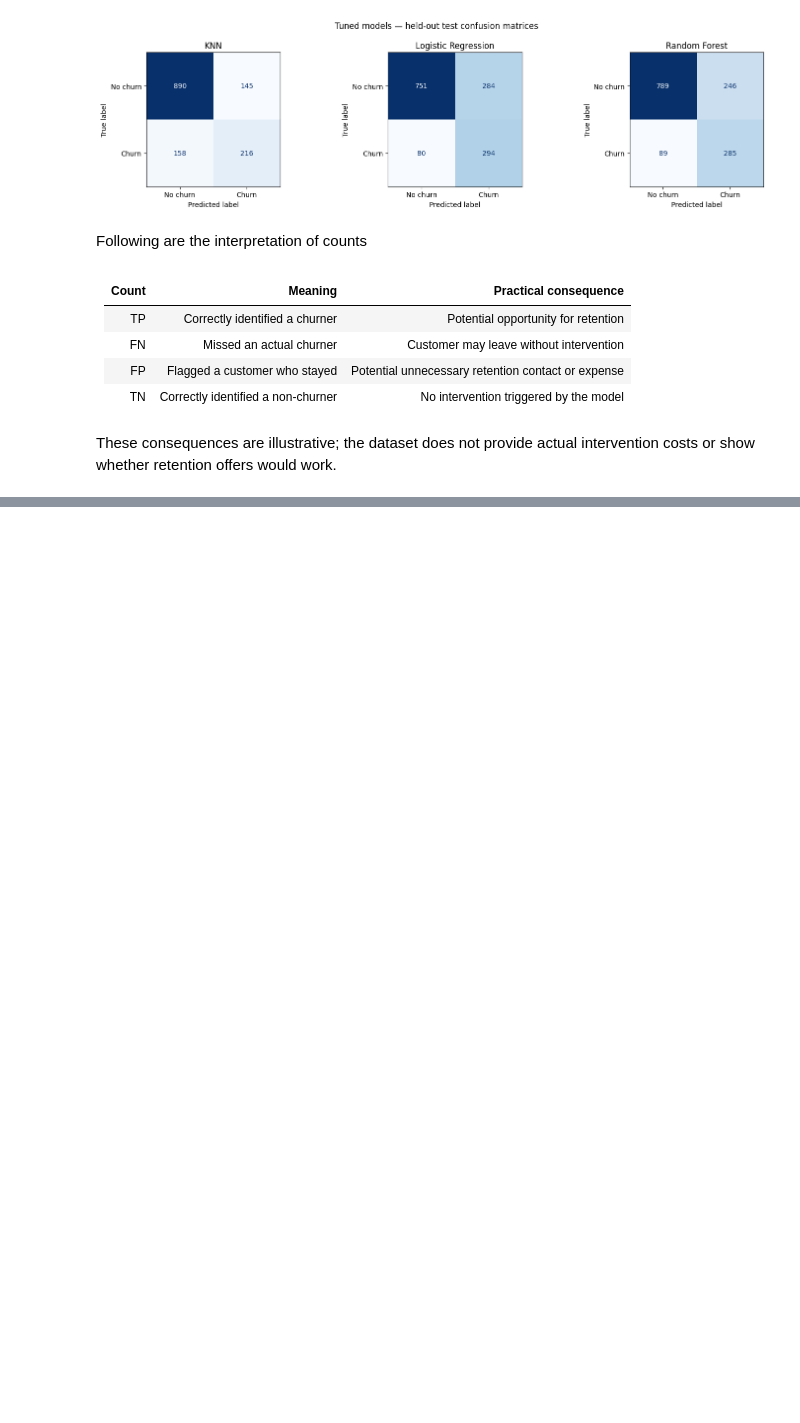
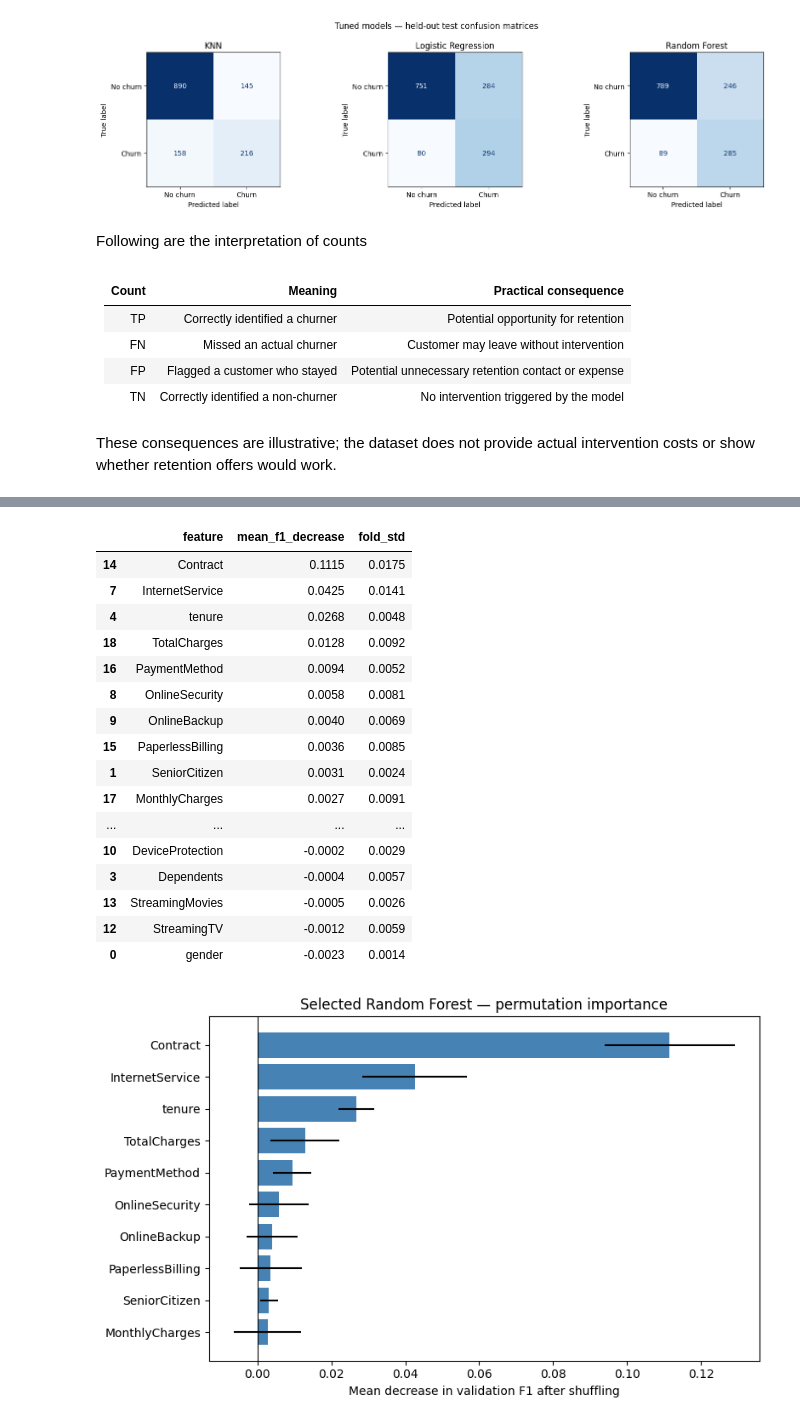
Before and after one commit to KCGSPerera/CM2604-Telco-Customer-Churn, a Jupyter notebook: CM2604_Telco_Customer_Churn.ipynb, the cells around one changed output, grey strips where cells are left out. Drawn from its saved outputs; the diff is of its cells as text; code cells hidden in the pictures; blank space fills up the shorter version.

Commit message:
Add permutation importance and demographic performance audit

```diff
--- a/CM2604_Telco_Customer_Churn.ipynb
+++ b/CM2604_Telco_Customer_Churn.ipynb
@@ -1112,0 +1146,59 @@ These consequences are illustrative; the dataset does not provide actual interve
+# %%
+from sklearn.inspection import permutation_importance
+
+importance_by_fold = []
+
+for fold, (fit_indices, validation_indices) in enumerate(
+    cv_splits, start=1
+):
+    print(f"Calculating importance: fold {fold}...", flush=True)
+
+    fold_model = clone(tuned_models[selected_model_name])
+
+    fold_model.fit(
+        X_train.iloc[fit_indices],
+        y_train.iloc[fit_indices]
+    )
+
+    importance = permutation_importance(
+        estimator=fold_model,
+        X=X_train.iloc[validation_indices],
+        y=y_train.iloc[validation_indices],
+        scoring=scoring["f1"],
+        n_repeats=5,
+        random_state=RANDOM_STATE + fold,
+        n_jobs=-1
+    )
+
+    importance_by_fold.append(importance.importances_mean)
+
+importance_by_fold = np.vstack(importance_by_fold)
+
+importance_summary = pd.DataFrame({
+    "feature": X_train.columns,
+    "mean_f1_decrease": importance_by_fold.mean(axis=0),
+    "fold_std": importance_by_fold.std(axis=0, ddof=1)
+}).sort_values("mean_f1_decrease", ascending=False)
+
+display(importance_summary.round(4))
+
+top_features = importance_summary.head(10).sort_values(
+    "mean_f1_decrease"
+)
+
+fig, ax = plt.subplots(figsize=(8, 5))
+
+ax.barh(
+    top_features["feature"],
+    top_features["mean_f1_decrease"],
+    xerr=top_features["fold_std"],
+    color="steelblue"
+)
+
+ax.axvline(0, color="black", linewidth=0.8)
+ax.set_xlabel("Mean decrease in validation F1 after shuffling")
+ax.set_title("Selected Random Forest — permutation importance")
+
+plt.tight_layout()
+plt.show()
+# %% [output]
@@ -1112,0 +1210,18 @@ These consequences are illustrative; the dataset does not provide actual interve
+|  | feature | mean_f1_decrease | fold_std |
+| 14 | Contract | 0.1115 | 0.0175 |
+| 7 | InternetService | 0.0425 | 0.0141 |
+| 4 | tenure | 0.0268 | 0.0048 |
+| 18 | TotalCharges | 0.0128 | 0.0092 |
+| 16 | PaymentMethod | 0.0094 | 0.0052 |
+| 8 | OnlineSecurity | 0.0058 | 0.0081 |
+| 9 | OnlineBackup | 0.0040 | 0.0069 |
+| 15 | PaperlessBilling | 0.0036 | 0.0085 |
+| 1 | SeniorCitizen | 0.0031 | 0.0024 |
+| 17 | MonthlyCharges | 0.0027 | 0.0091 |
+| ... | ... | ... | ... |
+| 10 | DeviceProtection | -0.0002 | 0.0029 |
+| 3 | Dependents | -0.0004 | 0.0057 |
+| 13 | StreamingMovies | -0.0005 | 0.0026 |
+| 12 | StreamingTV | -0.0012 | 0.0059 |
+| 0 | gender | -0.0023 | 0.0014 |
+[figure, added]
```
Also changed, not shown: parts of 13 cells of this notebook.
